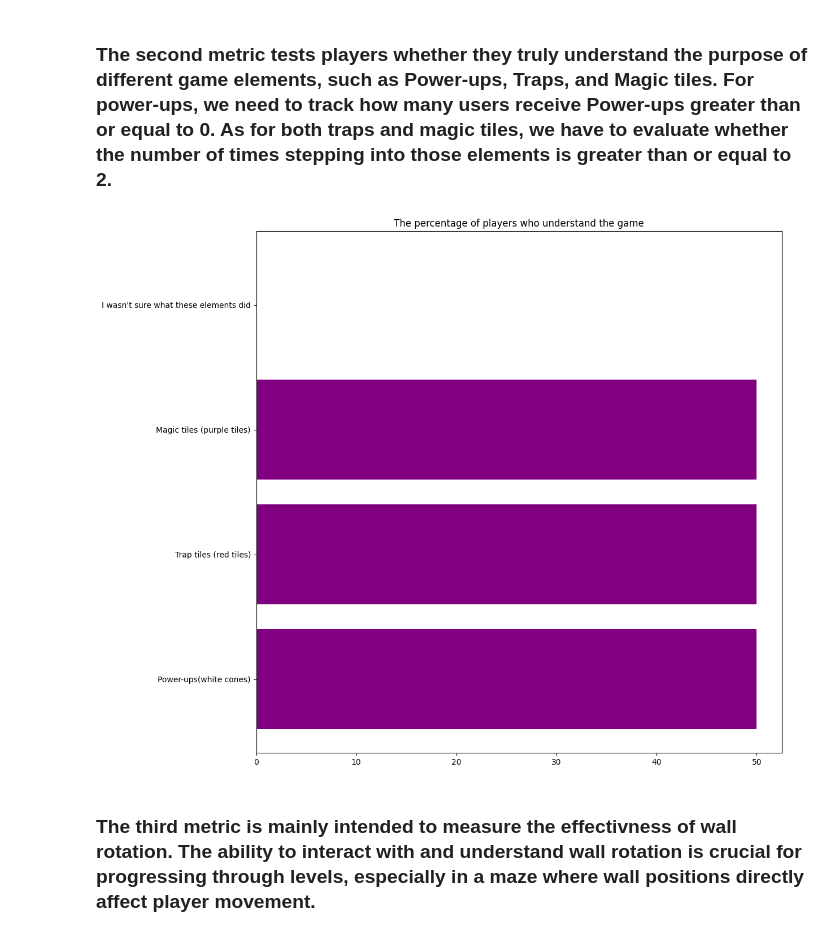
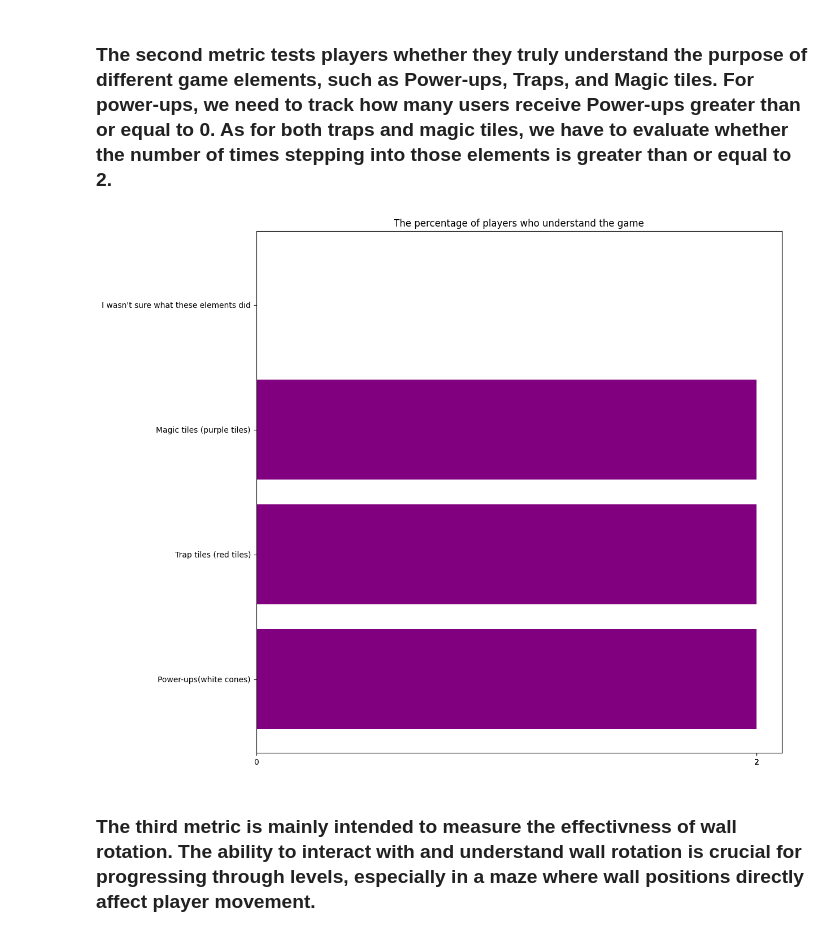
Before and after one commit to CSCI-526-Spring-2025/csci-526-final-project-sarang-and-hate, a Jupyter notebook: Analysis/analysis.ipynb, the cells around one changed output. Cells and saved outputs as stored; diff of their text form; code cells hidden in the pictures.

```diff
--- a/Analysis/analysis.ipynb
+++ b/Analysis/analysis.ipynb
@@ -33,7 +33,7 @@ data = ref.get()
 # for further analysis
 
 # results = {}
-player_collection = data
+player_collection = data["players"]
 # %% [markdown]
 ### The first part refers to 2D Map Effectivess associated with this game. The main purpose of solving this concern is to look for whether the 2D map is effective or not.
 # %%
@@ -80,35 +80,36 @@ for player_comb in player_collection:
         # truly understnd  the use of powerUps
         if powerUps_considered > 0:
            powerUps_understood += 1
 
         # truly understand the use of trapTiles
         if trapTiles_considered < 2:
             trapTiles_understood += 1
 
         # truly understand the use of magicTiles
         if magicTiles_considered < 2:
             magicTiles_understood += 1
 
          # do not understand all of them
         if powerUps_considered == 0 and trapTiles_considered > 1 and magicTiles_considered > 1:
             no_understood += 1
 
 
 powerUps_percentage = powerUps_understood / len(player_collection) * 100
 trapTiles_percentage = trapTiles_understood / len(player_collection) * 100
 magicTiles_percentage = magicTiles_understood / len(player_collection) * 100
 no_understood_percentage = no_understood / len(player_collection) * 100
 
 # draw the plot using bar chart
 labels = ["Power-ups(white cones)", "Trap tiles (red tiles)", "Magic tiles (purple tiles)", "I wasn't sure what these elements did"]
-results = [powerUps_percentage, trapTiles_percentage, magicTiles_percentage, no_understood_percentage]
+results = [powerUps_understood, trapTiles_understood, magicTiles_understood, no_understood]
 
 plt.figure(figsize=(12, 12))
 bars = plt.barh(labels, results, color="purple")
 plt.title("The percentage of players who understand the game")
+plt.xticks(results)
 plt.show()
 # %% [output]
-[figure, old version]
+[figure, new version]
 # %% [markdown]
 ### The third metric is mainly intended to measure the effectivness of wall rotation. The ability to interact with and understand wall rotation is crucial for progressing through levels, especially in a maze where wall positions directly affect player movement.
 # %%
```
Also changed, not shown: parts of 9 cells of this notebook.
